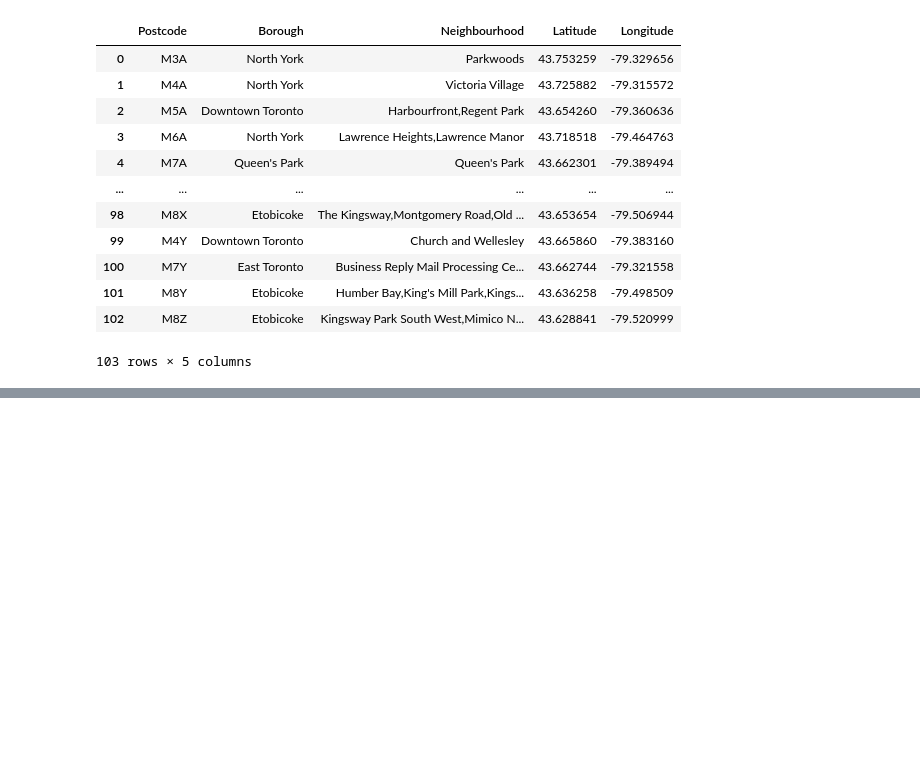
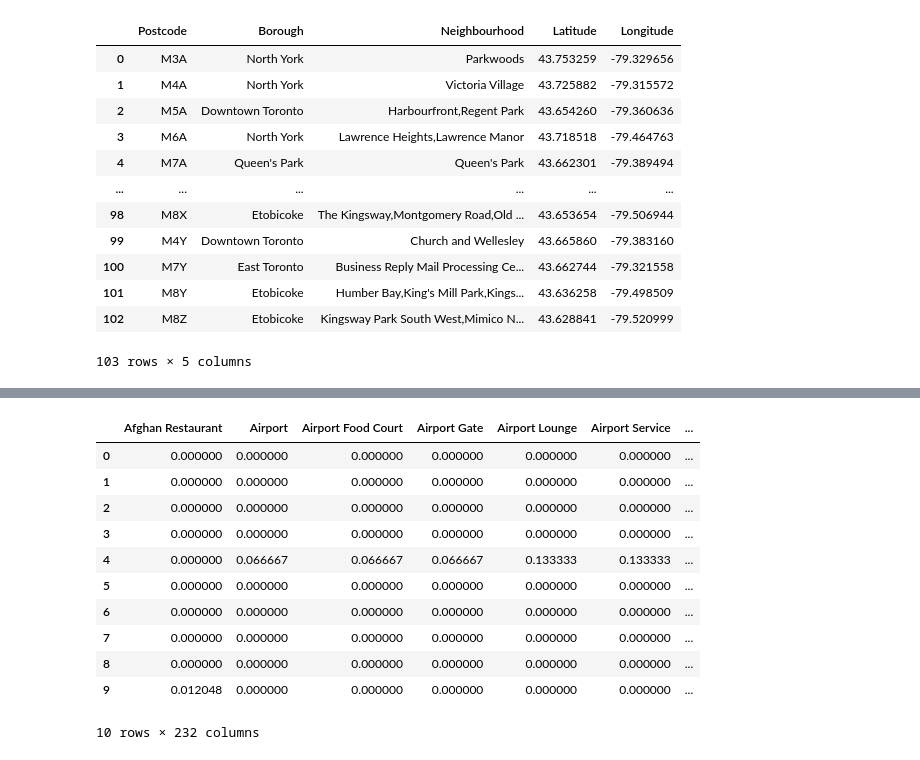
Before and after one commit to TylerXia/Coursera_Capstone, a Jupyter notebook: Capstone -3.ipynb, the cells around one changed output, grey strips where cells are left out. Drawn from its saved outputs; the diff is of its cells as text; code cells hidden in the pictures; blank space fills up the shorter version.

```diff
--- a/Capstone -3.ipynb
+++ b/Capstone -3.ipynb
@@ -144,0 +242,11 @@ map_toronto
+# %%
+t_onehot = pd.get_dummies(t_venues[['Venue Category']], prefix="", prefix_sep="")
+
+# add neighborhood column back to dataframe
+t_onehot['Neighbourhood'] = t_venues['Neighbourhood']
+
+# move neighborhood column to the first column
+fixed_columns = [t_onehot.columns[-1]] + list(t_onehot.columns[:-1])
+t_onehot = t_onehot[fixed_columns]
+
+t_onehot.head()
@@ -144,0 +365,15 @@ map_toronto
+# %%
+t_grouped_clustering.head(10)
+# %% [output]
+|  | Afghan Restaurant | Airport | Airport Food Court | Airport Gate | Airport Lounge | Airport Service | ... |
+| 0 | 0.000000 | 0.000000 | 0.000000 | 0.000000 | 0.000000 | 0.000000 | ... |
+| 1 | 0.000000 | 0.000000 | 0.000000 | 0.000000 | 0.000000 | 0.000000 | ... |
+| 2 | 0.000000 | 0.000000 | 0.000000 | 0.000000 | 0.000000 | 0.000000 | ... |
+| 3 | 0.000000 | 0.000000 | 0.000000 | 0.000000 | 0.000000 | 0.000000 | ... |
+| 4 | 0.000000 | 0.066667 | 0.066667 | 0.066667 | 0.133333 | 0.133333 | ... |
+| 5 | 0.000000 | 0.000000 | 0.000000 | 0.000000 | 0.000000 | 0.000000 | ... |
+| 6 | 0.000000 | 0.000000 | 0.000000 | 0.000000 | 0.000000 | 0.000000 | ... |
+| 7 | 0.000000 | 0.000000 | 0.000000 | 0.000000 | 0.000000 | 0.000000 | ... |
+| 8 | 0.000000 | 0.000000 | 0.000000 | 0.000000 | 0.000000 | 0.000000 | ... |
+| 9 | 0.012048 | 0.000000 | 0.000000 | 0.000000 | 0.000000 | 0.000000 | ... |
+10 rows × 232 columns
```
Also changed, not shown: parts of 22 cells of this notebook, 2 other files.
